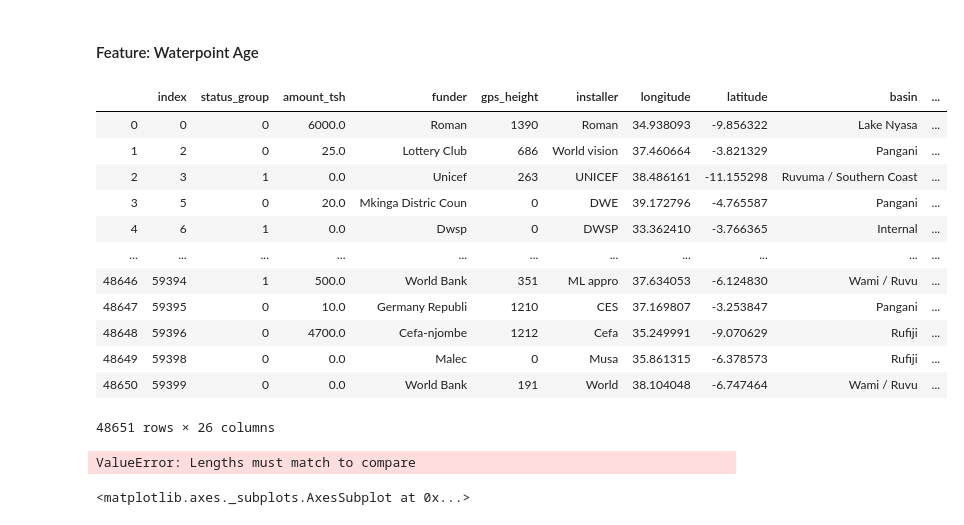
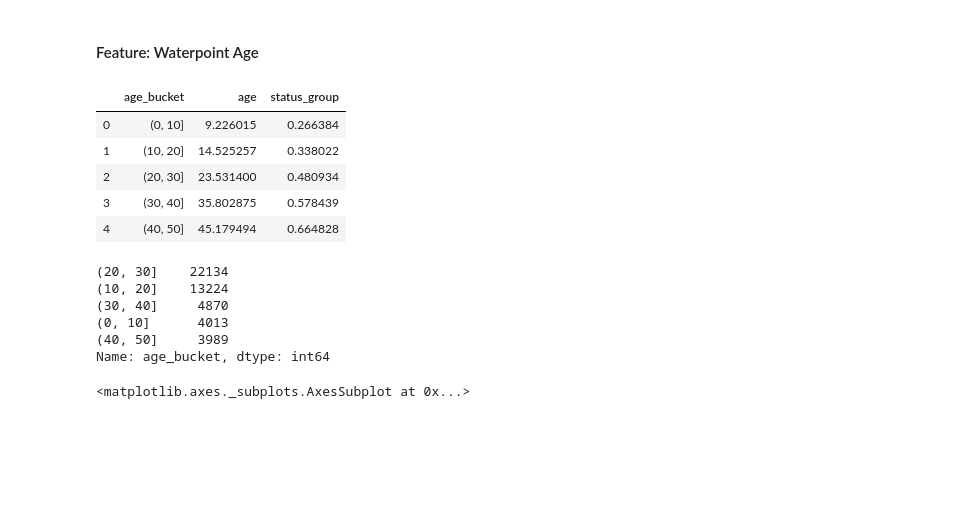
Before and after one commit to rashidbaset/Module3_Project, a Jupyter notebook: Notebooks/EDA.ipynb, the cells around one changed output. Cells and saved outputs as stored; diff of their text form; code cells hidden in the pictures; blank space fills up the shorter version.

```diff
--- a/Notebooks/EDA.ipynb
+++ b/Notebooks/EDA.ipynb
@@ -123,24 +123,18 @@ df.basin.value_counts().plot(kind='bar')
 # %%
 mybins = range(0, df.age.max(), 10)
 df['age_bucket'] = pd.cut(df.age, bins=mybins)
 df['age_bucket'].value_counts()
 
-df_age = df#.groupby(['age_bucket'],axis=0).mean()
+df_age = df.groupby(['age_bucket'],axis=0).mean()
 df_age = df_age.reset_index()
 df_age.age_bucket = df_age.age_bucket.astype('str')
 
+df_age = df_age[['age_bucket','age','status_group']]
 df_age
 # %% [output]
-|  | index | status_group | amount_tsh | funder | gps_height | installer | longitude | latitude | basin | ... |
-| 0 | 0 | 0 | 6000.0 | Roman | 1390 | Roman | 34.938093 | -9.856322 | Lake Nyasa | ... |
-| 1 | 2 | 0 | 25.0 | Lottery Club | 686 | World vision | 37.460664 | -3.821329 | Pangani | ... |
-| 2 | 3 | 1 | 0.0 | Unicef | 263 | UNICEF | 38.486161 | -11.155298 | Ruvuma / Southern Coast | ... |
-| 3 | 5 | 0 | 20.0 | Mkinga Distric Coun | 0 | DWE | 39.172796 | -4.765587 | Pangani | ... |
-| 4 | 6 | 1 | 0.0 | Dwsp | 0 | DWSP | 33.362410 | -3.766365 | Internal | ... |
-| ... | ... | ... | ... | ... | ... | ... | ... | ... | ... | ... |
-| 48646 | 59394 | 1 | 500.0 | World Bank | 351 | ML appro | 37.634053 | -6.124830 | Wami / Ruvu | ... |
-| 48647 | 59395 | 0 | 10.0 | Germany Republi | 1210 | CES | 37.169807 | -3.253847 | Pangani | ... |
-| 48648 | 59396 | 0 | 4700.0 | Cefa-njombe | 1212 | Cefa | 35.249991 | -9.070629 | Rufiji | ... |
-| 48649 | 59398 | 0 | 0.0 | Malec | 0 | Musa | 35.861315 | -6.378573 | Rufiji | ... |
-| 48650 | 59399 | 0 | 0.0 | World Bank | 191 | World | 38.104048 | -6.747464 | Wami / Ruvu | ... |
+|  | age_bucket | age | status_group |
+| 0 | (0, 10] | 9.226015 | 0.266384 |
+| 1 | (10, 20] | 14.525257 | 0.338022 |
+| 2 | (20, 30] | 23.531400 | 0.480934 |
+| 3 | (30, 40] | 35.802875 | 0.578439 |
+| 4 | (40, 50] | 45.179494 | 0.664828 |
-48651 rows × 26 columns
@@ -160,18 +141,12 @@ df_age.age_bucket.iloc[5] = 60
-# %%
-df_age[df_age['age_bucket'] == [20.0, 30.0]] = 30
-# df_age.age_bucket.iloc[1] = 20
-# df_age.age_bucket.iloc[2] = 30
-# df_age.age_bucket.iloc[3] = 40
-# df_age.age_bucket.iloc[4] = 50
-# df_age.age_bucket.iloc[5] = 60
-# df_age.age_bucket.iloc[6] = 70
-# df_age.age_bucket.iloc[7] = 80
-# df_age.age_bucket.iloc[8] = 90
-# df_age.age_bucket.iloc[9] = 100
-# df_age.age_bucket.iloc[10] = 110
-df_age
-# %% [output]
-ValueError: Lengths must match to compare
+# %%
+df.age_bucket.value_counts()#.plot(kind='bar') #knn?
+# %% [output]
+(20, 30]    22134
+(10, 20]    13224
+(30, 40]     4870
+(0, 10]      4013
+(40, 50]     3989
+Name: age_bucket, dtype: int64
 # %%
 df.age.plot(kind='hist') #knn?
 # %% [output]
```
Also changed, not shown: parts of 5 cells of this notebook.
